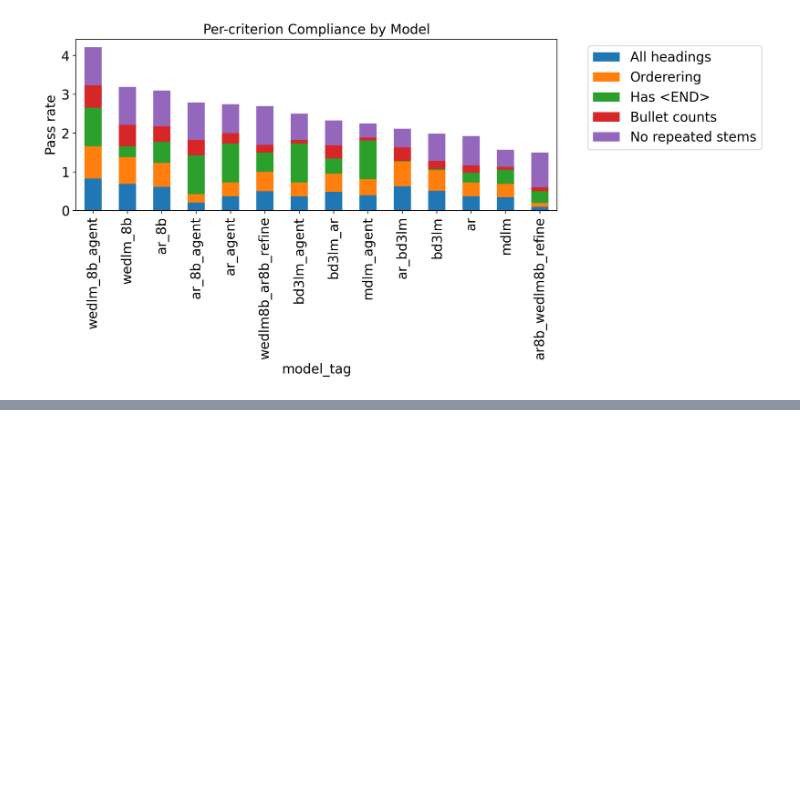
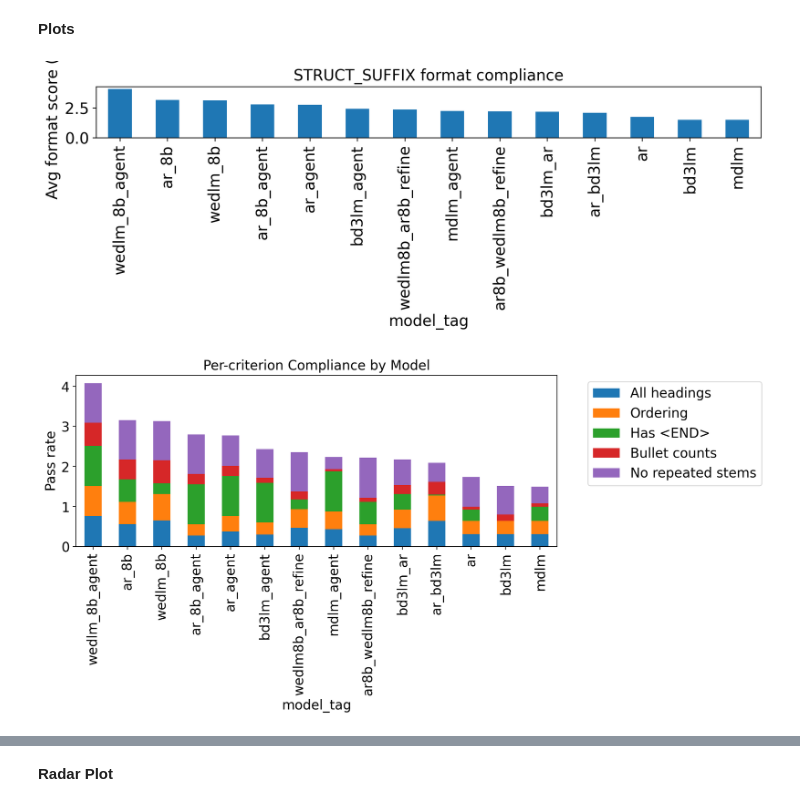
Before and after one commit to R0g3rXYZ/ConstraintSatisfaction, a Jupyter notebook: Data_Analysis.ipynb, the cells around one changed output, grey strips where cells are left out. Saved outputs shown, nothing was run; the diff lists cells and outputs as text; code cells hidden in the pictures; blank space fills up the shorter version.

Commit message:
modified ymls for envs, updated readme, and cleaned data analysis notebook.

```diff
--- a/Data_Analysis.ipynb
+++ b/Data_Analysis.ipynb
@@ -18,0 +40,5 @@ df["tokens_per_sec"] = df.apply(
+# %%
+rows = [json.loads(line) for line in PATH.open()]
+df = pd.DataFrame(rows)
+
+df["response"] = df.get("response", "").fillna("").astype(str)
@@ -18,0 +47,8 @@ df["tokens_per_sec"] = df.apply(
+# %%
+df["has_end"] = df["response"].str.contains(END_RE)
+
+df["tokens_per_sec"] = np.where(
+    (df.get("output_tokens").notna()) & (df.get("latency_s").notna()) & (df["latency_s"] != 0),
+    df["output_tokens"] / df["latency_s"],
+    np.nan,
+)
@@ -217,55 +199,46 @@ plt.show()
+# %% [markdown]
+**Plots**
 # %%
 fmt_cols = [
     "fmt_all_headings",
     "fmt_order_ok",
     "fmt_has_end",
     "fmt_bullet_counts_ok",
     "fmt_no_repeat_stems",
 ]
 
-fmt_pass_rates = (
-    df.groupby("model_tag")[fmt_cols]
-      .mean()              # mean of booleans = pass rate
-      .sort_values(by="fmt_all_headings", ascending=False)
+# --- Average overall score by model ---
+avg_score = (
+    df.groupby("model_tag")["format_score_0_5"]
+      .mean()
+      .sort_values(ascending=False)
+)
 
-)
+ax = avg_score.plot(kind="bar", figsize=(10, 4))
+ax.set_ylabel("Avg format score (0–5)")
+ax.set_title("STRUCT_SUFFIX format compliance")
+plt.tight_layout()
+plt.show()
+
+# --- Per-criterion pass rates by model (stacked bar) ---
 fmt_pass_rates = df.groupby("model_tag")[fmt_cols].mean()
 fmt_pass_rates = fmt_pass_rates.loc[fmt_pass_rates.sum(axis=1).sort_values(ascending=False).index]
-%config InlineBackend.figure_format = 'retina'
 
-mpl.rcParams.update({
-    "font.size": 15,
-    "axes.labelsize": 15,
-    "axes.titlesize": 15,
-    "xtick.labelsize": 15,
-    "ytick.labelsize": 15,
-    "legend.fontsize": 15,
-    "pdf.fonttype": 42,
-    "ps.fonttype": 42,
-})
-fmt_pass_rates
-fmt_pass_rates.plot(
-    kind="bar",
-    stacked=True,
-    figsize=(12, 6)
+ax = fmt_pass_rates.plot(kind="bar", stacked=True, figsize=(12, 6))
+ax.set_ylabel("Pass rate")
+ax.set_title("Per-criterion Compliance by Model")
+ax.legend(
+    ["All headings", "Ordering", "Has <END>", "Bullet counts", "No repeated stems"],
+    bbox_to_anchor=(1.05, 1),
+    loc="upper left",
 )
+plt.tight_layout()
+plt.savefig("constraint_compliance_by_model.pdf", bbox_inches="tight")
+plt.show()
 
-plt.ylabel("Pass rate")
-plt.title("Per-criterion Compliance by Model")
-plt.legend(
-    ["All headings", "Orderering", "Has <END>", "Bullet counts", "No repeated stems"],
-    bbox_to_anchor=(1.05, 1),
-    loc="upper left"
-)
-
-plt.tight_layout()
-plt.savefig(
-    "constraint_compliance_by_model.pdf",
-    bbox_inches="tight",
-)
-plt.show()
 print(fmt_pass_rates.round(3))
 # %% [output]
-[figure, old version]
+[figure, new version]
+[figure, added]
                      fmt_all_headings  fmt_order_ok  fmt_has_end  \
 model_tag
@@ -287 +260,3 @@ ar8b_wedlm8b_refine                 0.100                0.900
+# %% [markdown]
+**Radar Plot**
 # %%
```
Also changed, not shown: parts of 17 cells of this notebook, 3 other files.
